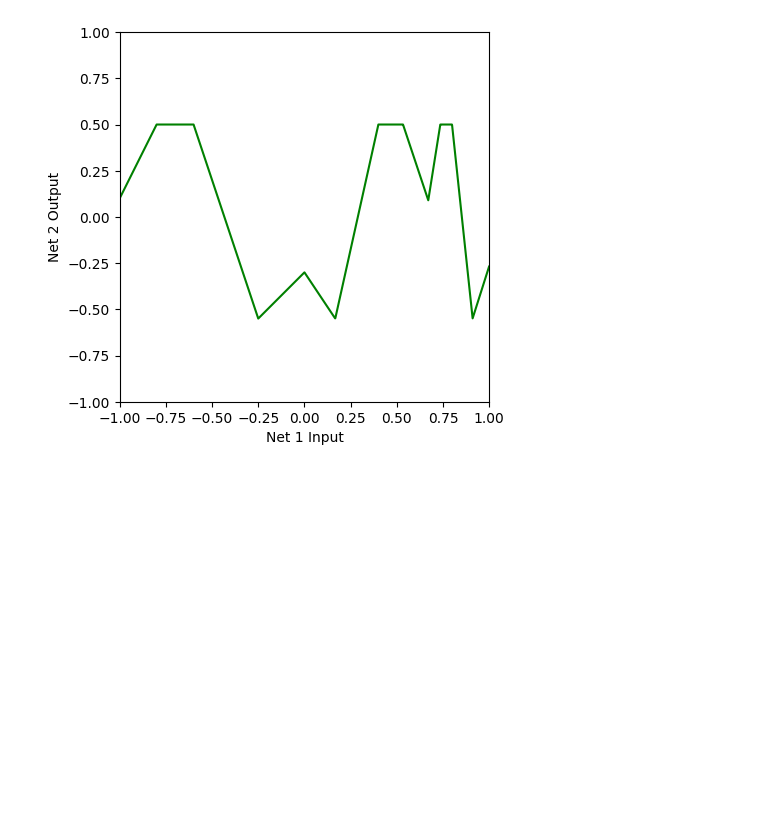
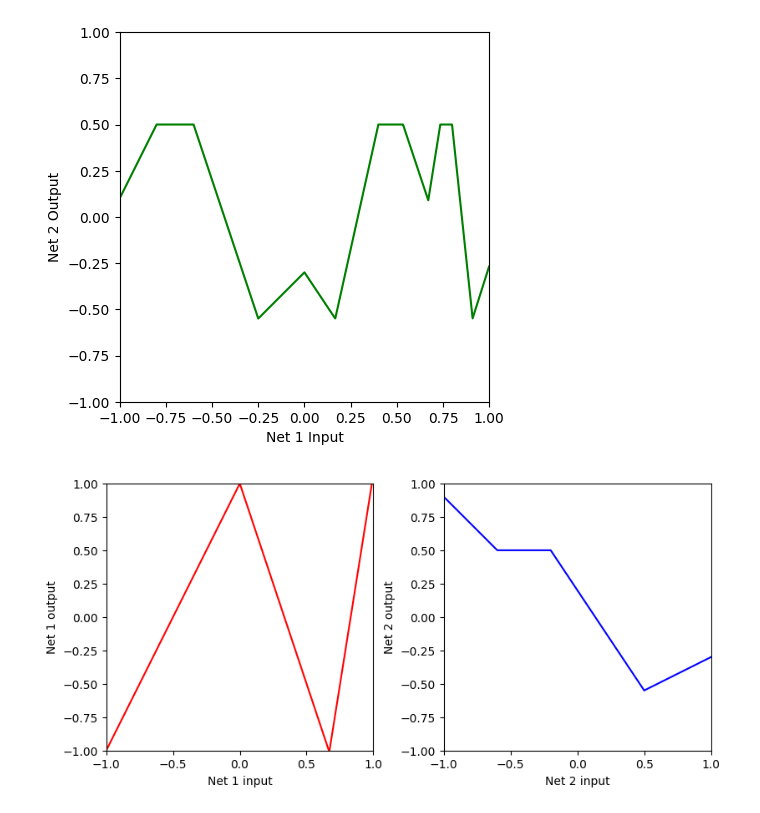
Before and after one commit to Saransh-Basu-01/Understanding-Deep-learning-, a Jupyter notebook: Deep_Neural_Networks.ipynb, the cells around one changed output. Saved outputs shown, nothing was run; the diff lists cells and outputs as text; code cells hidden in the pictures; blank space fills up the shorter version.

```diff
--- a/Deep_Neural_Networks.ipynb
+++ b/Deep_Neural_Networks.ipynb
@@ -92,3 +92,11 @@ plot_neural_two_components(x, net1_out, net2_out, net12_out)
 # %% [output]
 [figure]
 [figure]
+# %%
+
+# Now we'll change things a up a bit.  What happens if we change the second network? (note the *-1 change)
+net1_out = shallow_1_1_3(x, ReLU, n1_phi_0, n1_phi_1, n1_phi_2, n1_phi_3, n1_theta_10, n1_theta_11, n1_theta_20, n1_theta_21, n1_theta_30, n1_theta_31)
+net2_out = shallow_1_1_3(x, ReLU, n2_phi_0, n2_phi_1*-1, n2_phi_2, n2_phi_3, n2_theta_10, n2_theta_11, n2_theta_20, n2_theta_21, n2_theta_30, n2_theta_31)
+plot_neural_two_components(x, net1_out, net2_out)
+# %% [output]
+[figure, added]
```
Also changed, not shown: parts of 3 cells of this notebook.
